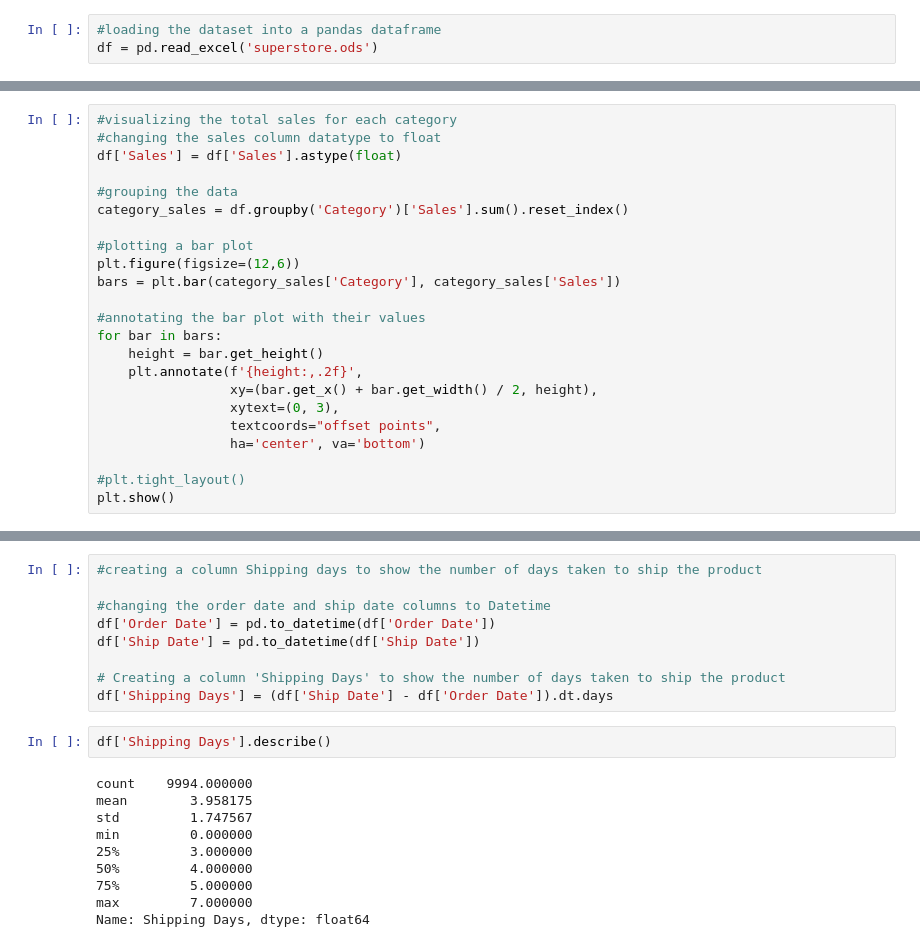
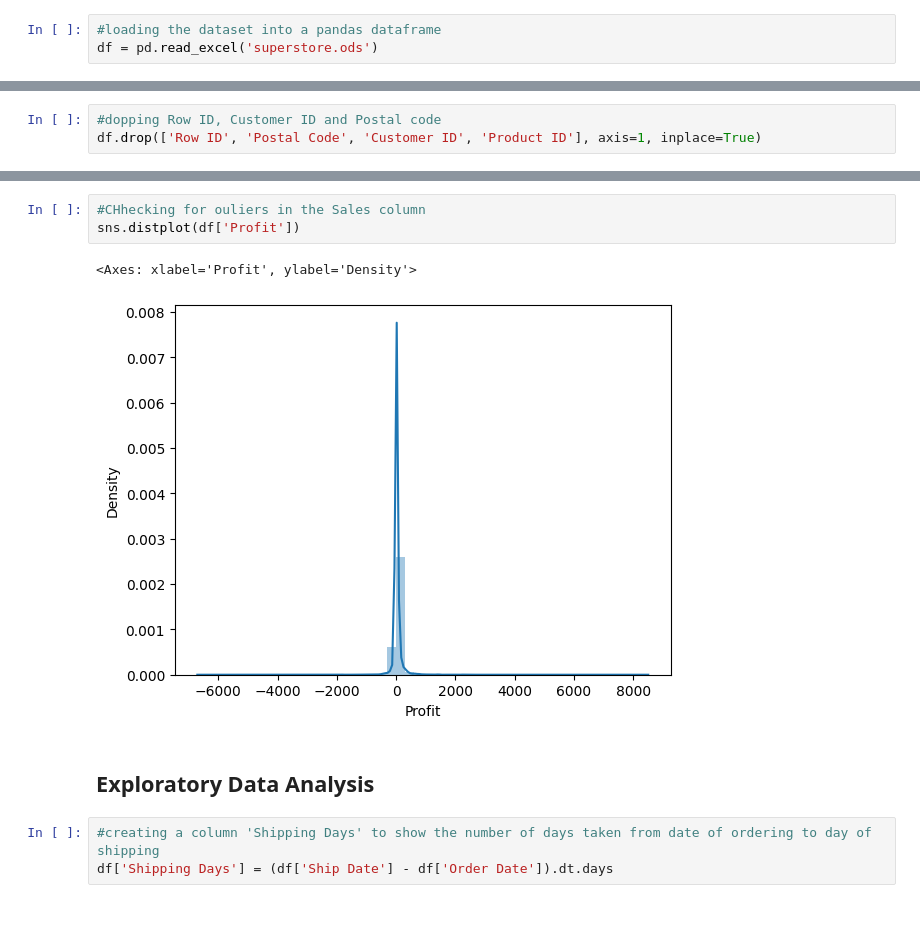
Before and after one commit to Murega14/Superstore, a Jupyter notebook: superstore.ipynb, the cells around one changed output, grey strips where cells are left out. Saved outputs shown, nothing was run; the diff lists cells and outputs as text; blank space fills up the shorter version.

```diff
--- a/superstore.ipynb
+++ b/superstore.ipynb
@@ -132,23 +55,0 @@ plt.show()
-# %%
-#visualizing the total sales for each category
-#changing the sales column datatype to float
-df['Sales'] = df['Sales'].astype(float)
-
-#grouping the data
-category_sales = df.groupby('Category')['Sales'].sum().reset_index()
-
-#plotting a bar plot
-plt.figure(figsize=(12,6))
-bars = plt.bar(category_sales['Category'], category_sales['Sales'])
-
-#annotating the bar plot with their values
-for bar in bars:
-    height = bar.get_height()
-    plt.annotate(f'{height:,.2f}',
-                 xy=(bar.get_x() + bar.get_width() / 2, height),
-                 xytext=(0, 3),
-                 textcoords="offset points",
-                 ha='center', va='bottom')
-
-#plt.tight_layout()
-plt.show()
@@ -156,0 +99,3 @@ plt.show()
+# %%
+#dopping Row ID, Customer ID and Postal code
+df.drop(['Row ID', 'Postal Code', 'Customer ID', 'Product ID'], axis=1, inplace=True)
@@ -157,21 +129,11 @@ plt.show()
+# %%
+#CHhecking for ouliers in the Sales column
+sns.distplot(df['Profit'])
+# %% [output]
+<Axes: xlabel='Profit', ylabel='Density'>
+[figure, added]
+# %% [markdown]
+## Exploratory Data Analysis
 # %%
-#creating a column Shipping days to show the number of days taken to ship the product
-
-#changing the order date and ship date columns to Datetime
-df['Order Date'] = pd.to_datetime(df['Order Date'])
-df['Ship Date'] = pd.to_datetime(df['Ship Date'])
-
-# Creating a column 'Shipping Days' to show the number of days taken to ship the product
+#creating a column 'Shipping Days' to show the number of days taken from date of ordering to day of shipping
 df['Shipping Days'] = (df['Ship Date'] - df['Order Date']).dt.days
-# %%
-df['Shipping Days'].describe()
-# %% [output]
-count    9994.000000
-mean        3.958175
-std         1.747567
-min         0.000000
-25%         3.000000
-50%         4.000000
-75%         5.000000
-max         7.000000
-Name: Shipping Days, dtype: float64
```
Also changed, not shown: parts of 28 cells of this notebook.
